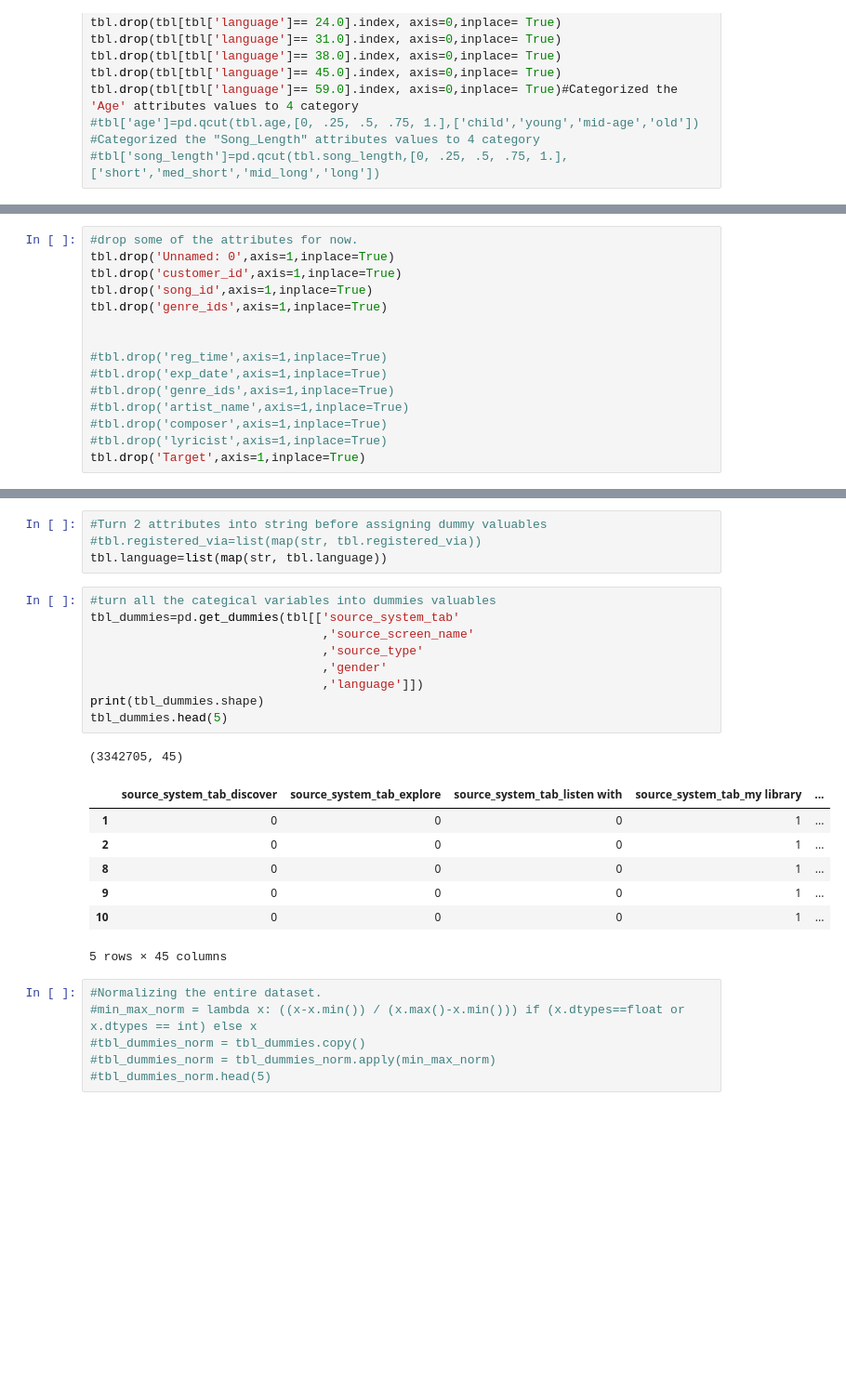
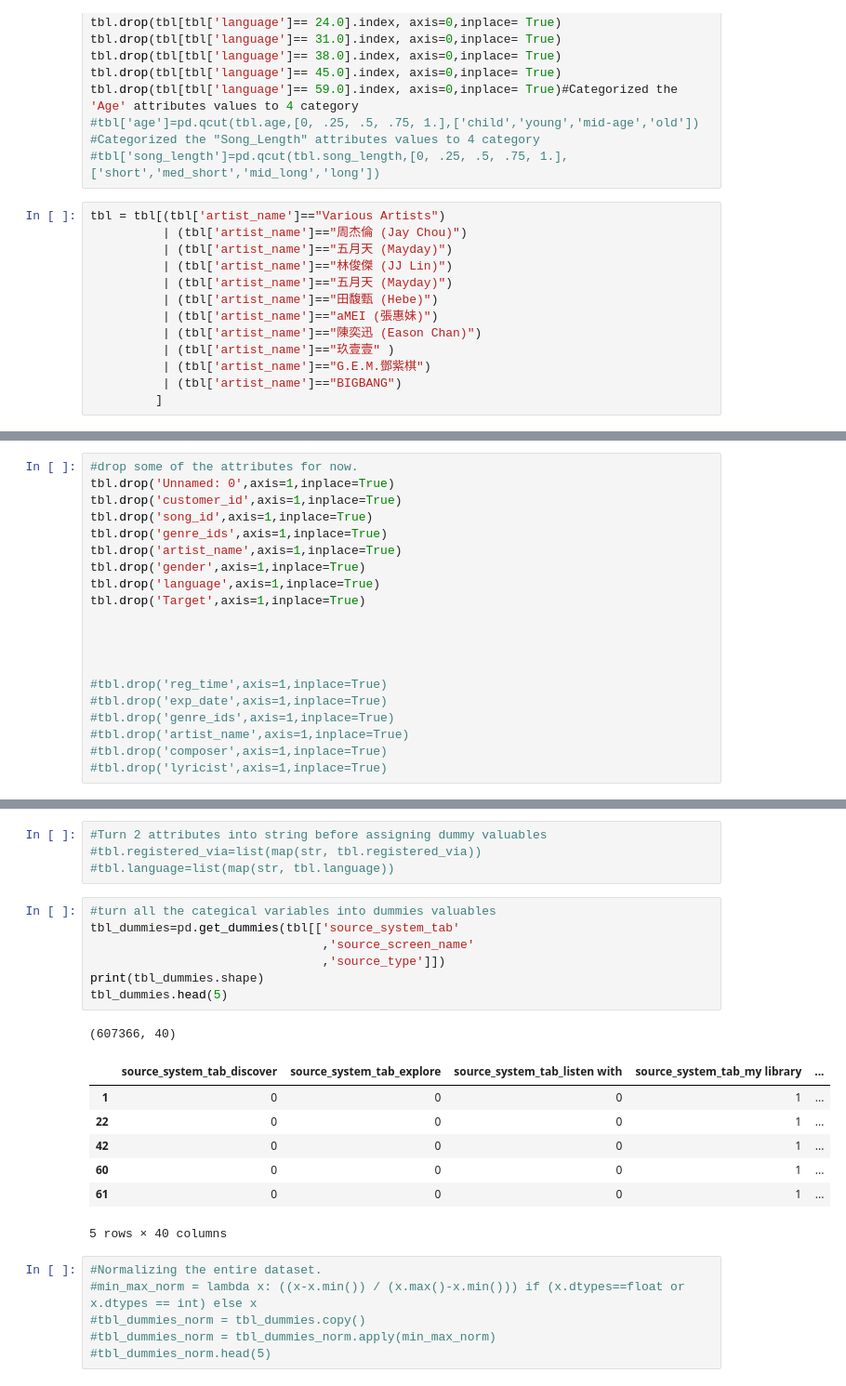
Before and after one commit to kyloop/CSC_478_Programming_Machine_Learning, a Jupyter notebook: CSC478_Project_train_genre_gender.ipynb, the cells around one changed output, grey strips where cells are left out. Shown at 93% size. Cells and saved outputs as stored; diff of their text form; blank space fills up the shorter version.

```diff
--- a/CSC478_Project_train_genre_gender.ipynb
+++ b/CSC478_Project_train_genre_gender.ipynb
@@ -672,6 +761,19 @@ tbl.drop(tbl[tbl['language']== 59.0].index, axis=0,inplace= True)#Categorized th
 #tbl['age']=pd.qcut(tbl.age,[0, .25, .5, .75, 1.],['child','young','mid-age','old'])
 #Categorized the "Song_Length" attributes values to 4 category
 #tbl['song_length']=pd.qcut(tbl.song_length,[0, .25, .5, .75, 1.],['short','med_short','mid_long','long'])
+# %%
+tbl = tbl[(tbl['artist_name']=="Various Artists")
+          | (tbl['artist_name']=="周杰倫 (Jay Chou)")
+          | (tbl['artist_name']=="五月天 (Mayday)")
+          | (tbl['artist_name']=="林俊傑 (JJ Lin)")
+          | (tbl['artist_name']=="五月天 (Mayday)")
+          | (tbl['artist_name']=="田馥甄 (Hebe)")
+          | (tbl['artist_name']=="aMEI (張惠妹)")
+          | (tbl['artist_name']=="陳奕迅 (Eason Chan)")
+          | (tbl['artist_name']=="玖壹壹" )
+          | (tbl['artist_name']=="G.E.M.鄧紫棋")
+          | (tbl['artist_name']=="BIGBANG")
+         ]
 # %%
 #Extract the 'Target' Class column
 tbl_target=tbl['Target']
@@ -689,6 +791,12 @@ tbl.drop('Unnamed: 0',axis=1,inplace=True)
 tbl.drop('customer_id',axis=1,inplace=True)
 tbl.drop('song_id',axis=1,inplace=True)
 tbl.drop('genre_ids',axis=1,inplace=True)
+tbl.drop('artist_name',axis=1,inplace=True)
+tbl.drop('gender',axis=1,inplace=True)
+tbl.drop('language',axis=1,inplace=True)
+tbl.drop('Target',axis=1,inplace=True)
+
+
 
 
 #tbl.drop('reg_time',axis=1,inplace=True)
@@ -697,7 +805,6 @@ tbl.drop('genre_ids',axis=1,inplace=True)
 #tbl.drop('artist_name',axis=1,inplace=True)
 #tbl.drop('composer',axis=1,inplace=True)
 #tbl.drop('lyricist',axis=1,inplace=True)
-tbl.drop('Target',axis=1,inplace=True)
 # %%
 print(tbl.shape)
 tbl.head(3)
@@ -710,25 +817,23 @@ tbl.head(3)
 # %%
 #Turn 2 attributes into string before assigning dummy valuables
 #tbl.registered_via=list(map(str, tbl.registered_via))
-tbl.language=list(map(str, tbl.language))
+#tbl.language=list(map(str, tbl.language))
 # %%
 #turn all the categical variables into dummies valuables
 tbl_dummies=pd.get_dummies(tbl[['source_system_tab'
                                 ,'source_screen_name'
-                                ,'source_type'
-                                ,'gender'
-                                ,'language']])
+                                ,'source_type']])
 print(tbl_dummies.shape)
 tbl_dummies.head(5)
 # %% [output]
-(3342705, 45)
+(607366, 40)
 |  | source_system_tab_discover | source_system_tab_explore | source_system_tab_listen with | source_system_tab_my library | ... |
 | 1 | 0 | 0 | 0 | 1 | ... |
-| 2 | 0 | 0 | 0 | 1 | ... |
-| 8 | 0 | 0 | 0 | 1 | ... |
-| 9 | 0 | 0 | 0 | 1 | ... |
-| 10 | 0 | 0 | 0 | 1 | ... |
+| 22 | 0 | 0 | 0 | 1 | ... |
+| 42 | 0 | 0 | 0 | 1 | ... |
+| 60 | 0 | 0 | 0 | 1 | ... |
+| 61 | 0 | 0 | 0 | 1 | ... |
-5 rows × 45 columns
+5 rows × 40 columns
 # %%
 #Normalizing the entire dataset.
 #min_max_norm = lambda x: ((x-x.min()) / (x.max()-x.min())) if (x.dtypes==float or x.dtypes == int) else x
```
Also changed, not shown: parts of 84 cells of this notebook.
